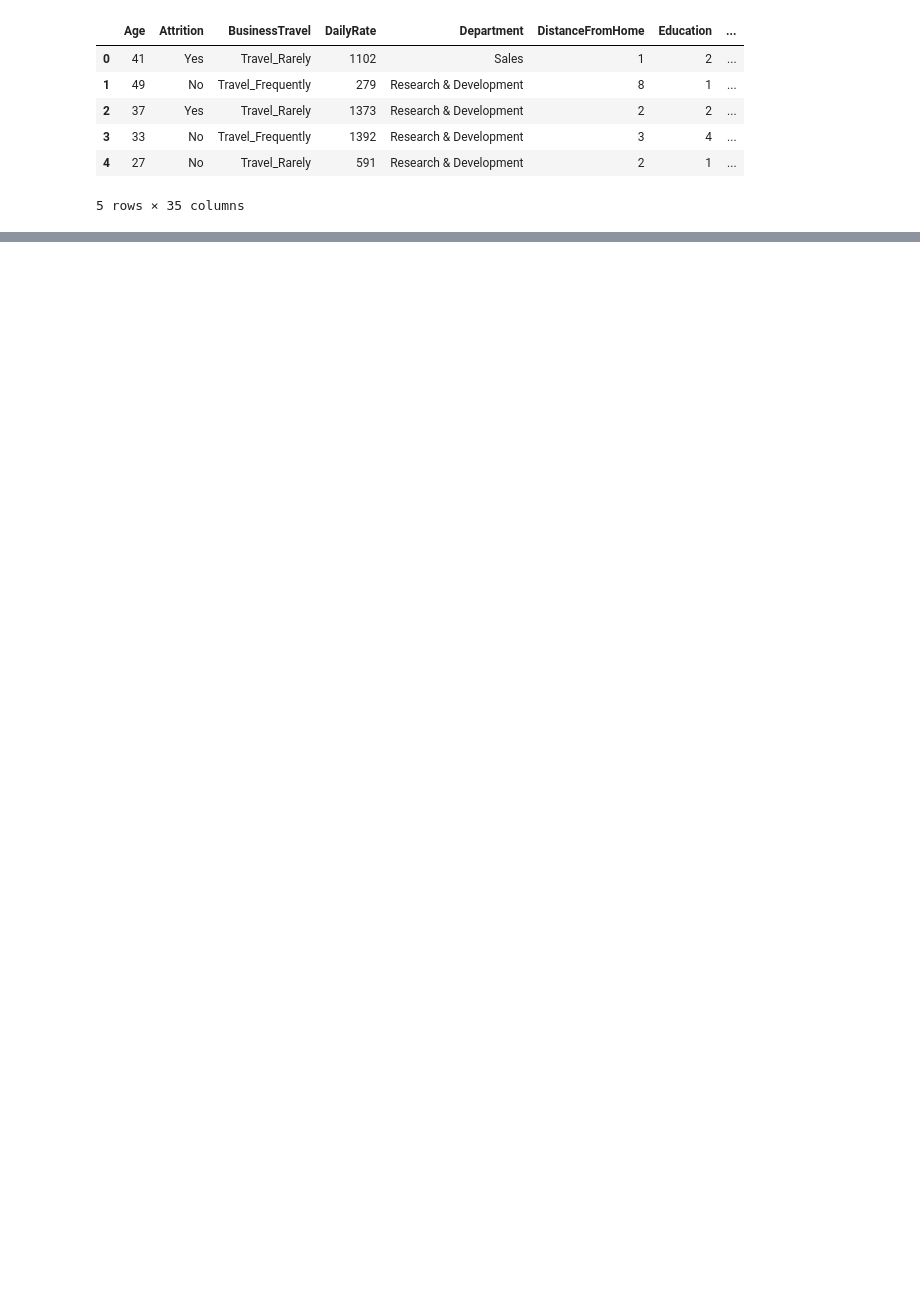
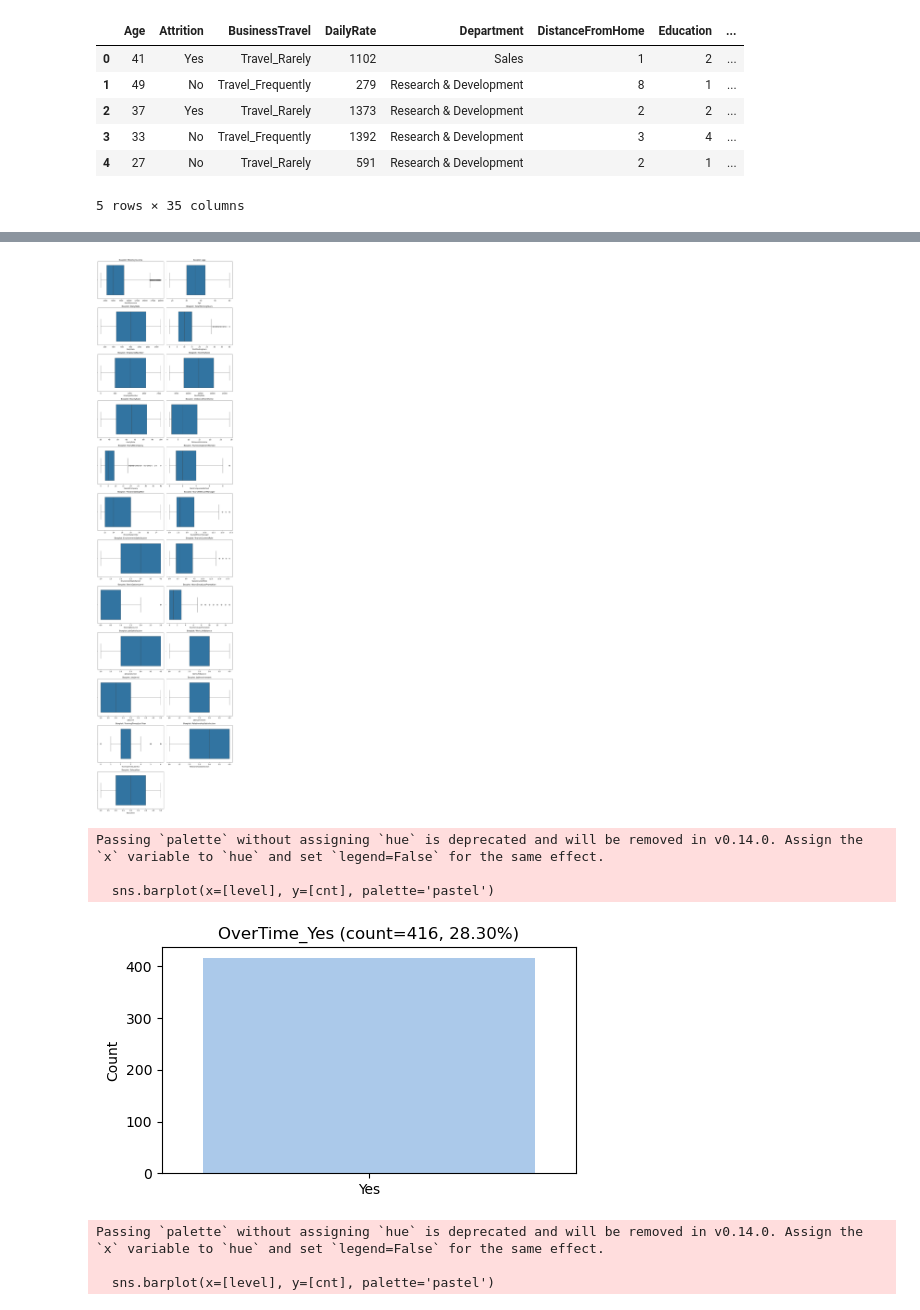
Before and after one commit to kareemtaha3/AI-Powered-HR-Analytics-Dashboard, a Jupyter notebook: notebooks/employee_attrition_prediction_model.ipynb, the cells around one changed output, grey strips where cells are left out. Saved outputs shown, nothing was run; the diff lists cells and outputs as text; code cells hidden in the pictures; blank space fills up the shorter version.

```diff
--- a/notebooks/employee_attrition_prediction_model.ipynb
+++ b/notebooks/employee_attrition_prediction_model.ipynb
@@ -13,0 +336,58 @@ df.head()
+# %%
+
+plots_num = numeric_top
+plots_cat = cat_ohe_top
+
+if plots_num:
+    n = len(plots_num)
+    cols = 2
+    rows = (n + cols - 1) // cols
+    plt.figure(figsize=(6*cols, 4*rows))
+    for i, col in enumerate(plots_num, 1):
+        plt.subplot(rows, cols, i)
+        try:
+            sns.boxplot(x=df[col])
+            plt.title(f'Boxplot: {col}')
+        except Exception as e:
+            plt.text(0.5, 0.5, f'Error plotting {col}: {e}', ha='center')
+    plt.tight_layout()
+    plt.show()
+else:
+    print('No numeric top features to plot.')
+if plots_cat:
+    for name in plots_cat:
+        if '_' in name:
+            orig = name.split('_', 1)[0]
+            level = name[len(orig) + 1:]
+            if orig in df.columns:
+                cnt = int((df[orig] == level).sum())
+                pct = cnt / len(df)
+                plt.figure(figsize=(5,3))
+                sns.barplot(x=[level], y=[cnt], palette='pastel')
+                plt.title(f'{name} (count={cnt}, {pct:.2%})')
+                plt.ylabel('Count')
+                plt.tight_layout()
+                plt.show()
+            else:
+                print(f"Can't find original column for {name}; showing value counts of column if present in df")
+                if name in df.columns:
+                    display(df[name].value_counts().to_frame())
+                else:
+                    print('No column named', name)
+        else:
+            print(f'Feature {name} not clearly OHE formatted; attempting to show df[name] if it exists')
+            if name in df.columns:
+                display(df[name].value_counts().to_frame())
+            else:
+                print('No column named', name)
+else:
+    print('No categorical/OHE top features to plot.')
+# %% [output]
+[figure, added]
+Passing `palette` without assigning `hue` is deprecated and will be removed in v0.14.0. Assign the `x` variable to `hue` and set `legend=False` for the same effect.
+
+  sns.barplot(x=[level], y=[cnt], palette='pastel')
+[figure, added]
+Passing `palette` without assigning `hue` is deprecated and will be removed in v0.14.0. Assign the `x` variable to `hue` and set `legend=False` for the same effect.
+
+  sns.barplot(x=[level], y=[cnt], palette='pastel')
```
Also changed, not shown: parts of 22 cells of this notebook, 1 other file.
